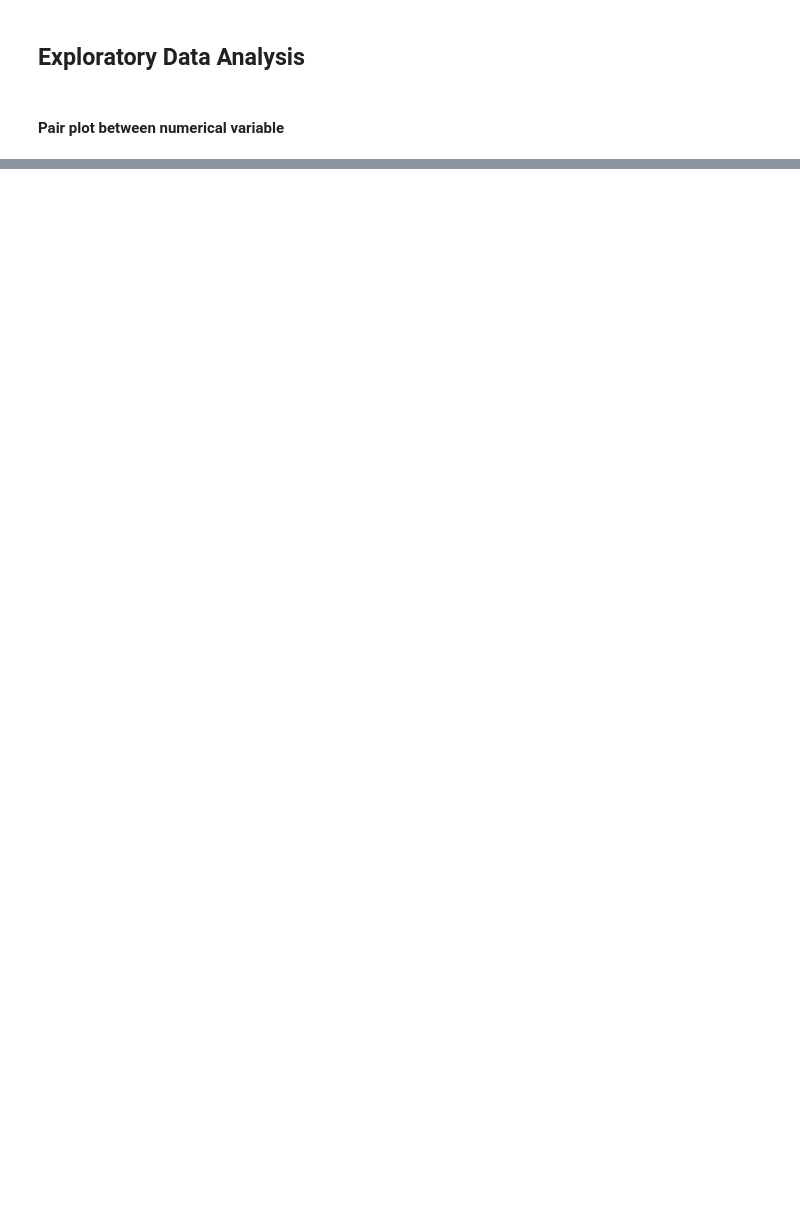
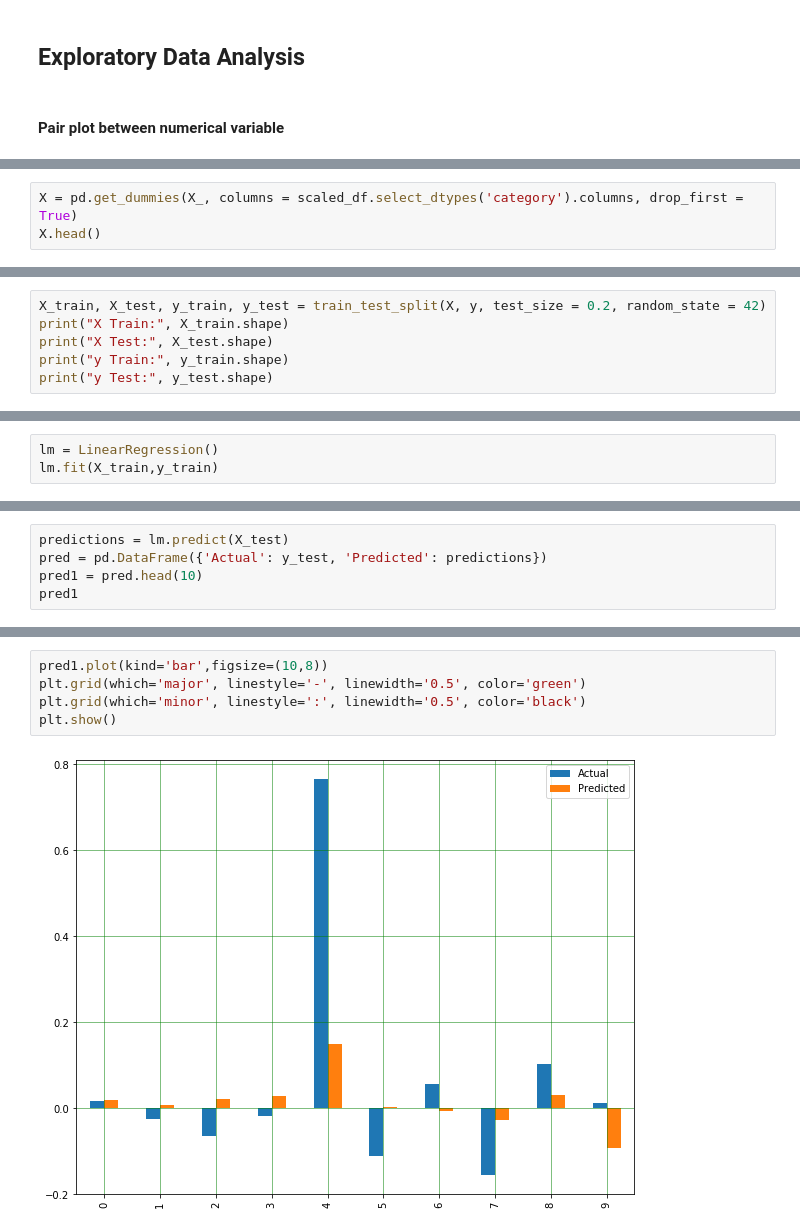
Before and after one commit to Litaa/life-expectancy-prediction-using-multiple-linear-regression, a Jupyter notebook: rm_taxi_predict.ipynb, the cells around one changed output, grey strips where cells are left out. Drawn from its saved outputs; the diff is of its cells as text; blank space fills up the shorter version.

```diff
--- a/rm_taxi_predict.ipynb
+++ b/rm_taxi_predict.ipynb
@@ -99,0 +175,3 @@ KeyboardInterrupt:
+# %%
+X = pd.get_dummies(X_, columns = scaled_df.select_dtypes('category').columns, drop_first = True)
+X.head()
@@ -99,0 +185,6 @@ KeyboardInterrupt:
+# %%
+X_train, X_test, y_train, y_test = train_test_split(X, y, test_size = 0.2, random_state = 42)
+print("X Train:", X_train.shape)
+print("X Test:", X_test.shape)
+print("y Train:", y_train.shape)
+print("y Test:", y_test.shape)
@@ -99,0 +196,3 @@ KeyboardInterrupt:
+# %%
+lm = LinearRegression()
+lm.fit(X_train,y_train)
@@ -99,0 +201,5 @@ KeyboardInterrupt:
+# %%
+predictions = lm.predict(X_test)
+pred = pd.DataFrame({'Actual': y_test, 'Predicted': predictions})
+pred1 = pred.head(10)
+pred1
@@ -99,0 +218,7 @@ KeyboardInterrupt:
+# %%
+pred1.plot(kind='bar',figsize=(10,8))
+plt.grid(which='major', linestyle='-', linewidth='0.5', color='green')
+plt.grid(which='minor', linestyle=':', linewidth='0.5', color='black')
+plt.show()
+# %% [output]
+[figure, added]
```
Also changed, not shown: parts of 39 cells of this notebook.
